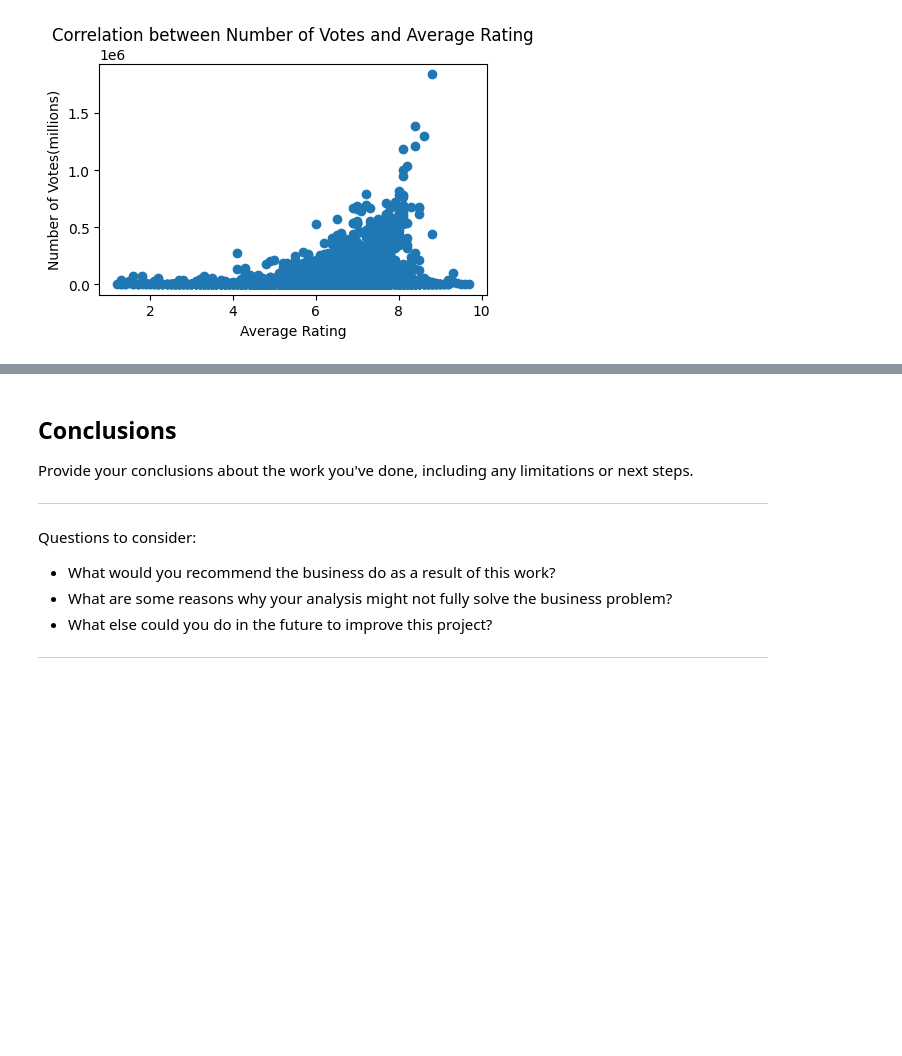
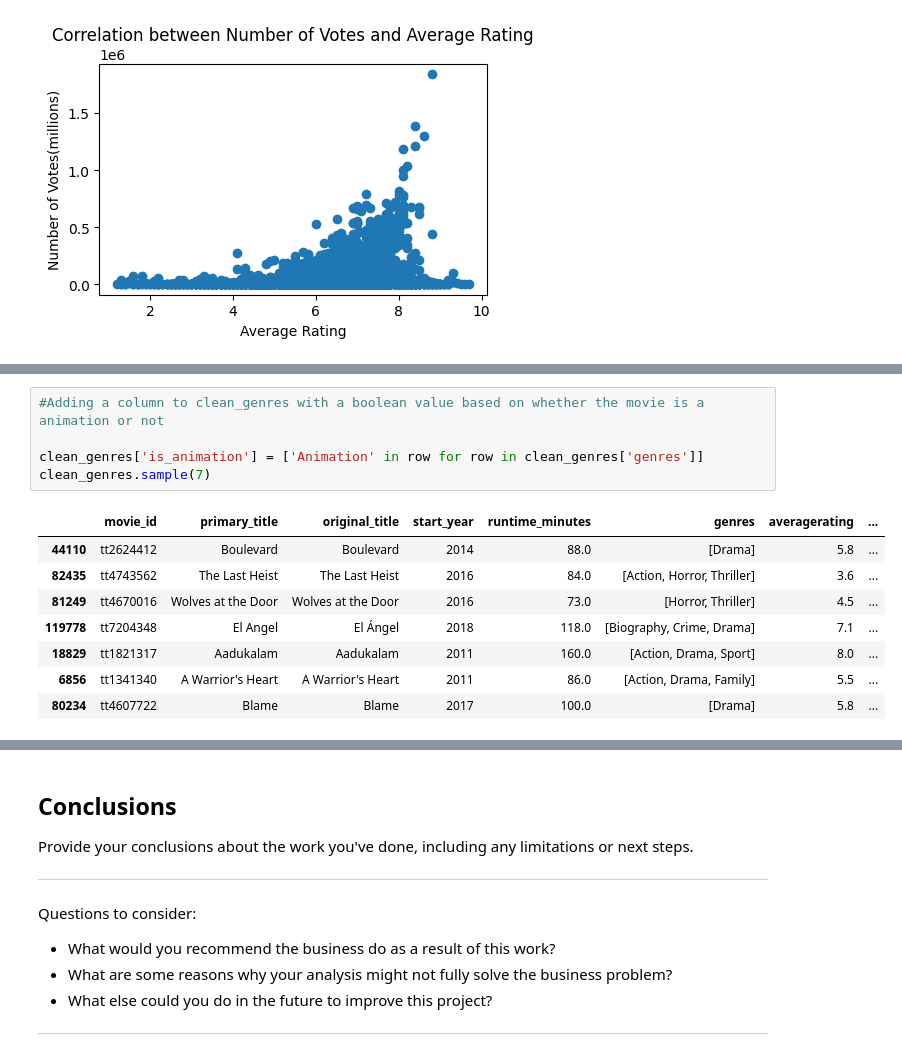
Before and after one commit to ndutakanyora/Movie-Industry-Research, a Jupyter notebook: dsc-phase1-project-template.ipynb, the cells around one changed output, grey strips where cells are left out. Drawn from its saved outputs; the diff is of its cells as text; blank space fills up the shorter version.

```diff
--- a/dsc-phase1-project-template.ipynb
+++ b/dsc-phase1-project-template.ipynb
@@ -389,0 +453,14 @@ plt.show()
+# %%
+#Adding a column to clean_genres with a boolean value based on whether the movie is a animation or not
+
+clean_genres['is_animation'] = ['Animation' in row for row in clean_genres['genres']]
+clean_genres.sample(7)
+# %% [output]
+|  | movie_id | primary_title | original_title | start_year | runtime_minutes | genres | averagerating | ... |
+| 44110 | tt2624412 | Boulevard | Boulevard | 2014 | 88.0 | [Drama] | 5.8 | ... |
+| 82435 | tt4743562 | The Last Heist | The Last Heist | 2016 | 84.0 | [Action, Horror, Thriller] | 3.6 | ... |
+| 81249 | tt4670016 | Wolves at the Door | Wolves at the Door | 2016 | 73.0 | [Horror, Thriller] | 4.5 | ... |
+| 119778 | tt7204348 | El Angel | El Ángel | 2018 | 118.0 | [Biography, Crime, Drama] | 7.1 | ... |
+| 18829 | tt1821317 | Aadukalam | Aadukalam | 2011 | 160.0 | [Action, Drama, Sport] | 8.0 | ... |
+| 6856 | tt1341340 | A Warrior's Heart | A Warrior's Heart | 2011 | 86.0 | [Action, Drama, Family] | 5.5 | ... |
+| 80234 | tt4607722 | Blame | Blame | 2017 | 100.0 | [Drama] | 5.8 | ... |
```
Also changed, not shown: parts of 10 cells of this notebook, 4 other files.
